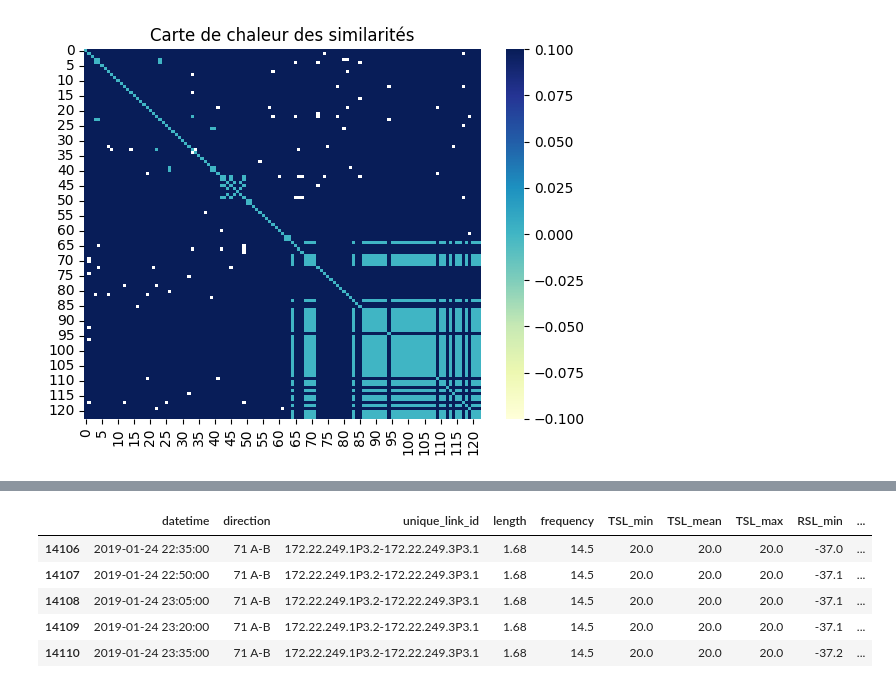
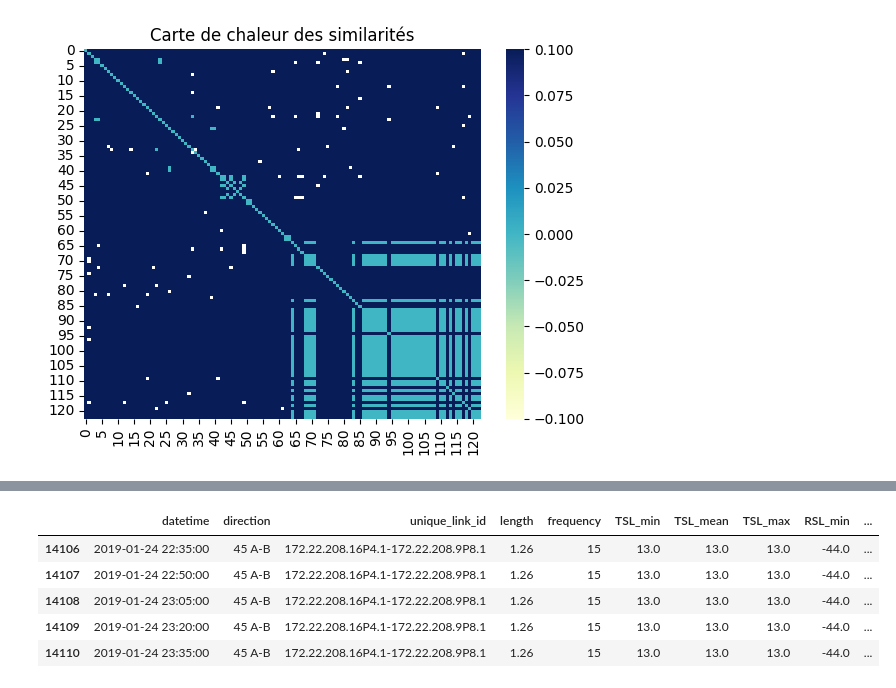
Before and after one commit to emiliepoisson/Pluie, a Jupyter notebook: DetectionPrediction.ipynb, the cells around one changed output, grey strips where cells are left out. Cells and saved outputs as stored; diff of their text form; code cells hidden in the pictures.

```diff
--- a/DetectionPrediction.ipynb
+++ b/DetectionPrediction.ipynb
@@ -827,2 +767,2 @@ plt.show()
 # %%
-df_douala = pd.read_csv('Douala/CML_Douala/L1_172.22.249.1P3.2-172.22.249.3P3.1_71A-B.csv', sep=';', parse_dates=['datetime'])
+data_douala = pd.read_csv('Douala/CML_Douala/test.csv', sep=';', parse_dates=['datetime'])
@@ -838,11 +769,11 @@ df_douala.head()
 # %%
-df_douala.dropna(inplace=True)
-df_douala.head()
+data_douala.dropna(inplace=True)
+data_douala.head()
 # %% [output]
 |  | datetime | direction | unique_link_id | length | frequency | TSL_min | TSL_mean | TSL_max | RSL_min | ... |
-| 14106 | 2019-01-24 22:35:00 | 71 A-B | 172.22.249.1P3.2-172.22.249.3P3.1 | 1.68 | 14.5 | 20.0 | 20.0 | 20.0 | -37.0 | ... |
-| 14107 | 2019-01-24 22:50:00 | 71 A-B | 172.22.249.1P3.2-172.22.249.3P3.1 | 1.68 | 14.5 | 20.0 | 20.0 | 20.0 | -37.1 | ... |
-| 14108 | 2019-01-24 23:05:00 | 71 A-B | 172.22.249.1P3.2-172.22.249.3P3.1 | 1.68 | 14.5 | 20.0 | 20.0 | 20.0 | -37.1 | ... |
-| 14109 | 2019-01-24 23:20:00 | 71 A-B | 172.22.249.1P3.2-172.22.249.3P3.1 | 1.68 | 14.5 | 20.0 | 20.0 | 20.0 | -37.1 | ... |
-| 14110 | 2019-01-24 23:35:00 | 71 A-B | 172.22.249.1P3.2-172.22.249.3P3.1 | 1.68 | 14.5 | 20.0 | 20.0 | 20.0 | -37.2 | ... |
+| 14106 | 2019-01-24 22:35:00 | 45 A-B | 172.22.208.16P4.1-172.22.208.9P8.1 | 1.26 | 15 | 13.0 | 13.0 | 13.0 | -44.0 | ... |
+| 14107 | 2019-01-24 22:50:00 | 45 A-B | 172.22.208.16P4.1-172.22.208.9P8.1 | 1.26 | 15 | 13.0 | 13.0 | 13.0 | -44.0 | ... |
+| 14108 | 2019-01-24 23:05:00 | 45 A-B | 172.22.208.16P4.1-172.22.208.9P8.1 | 1.26 | 15 | 13.0 | 13.0 | 13.0 | -44.0 | ... |
+| 14109 | 2019-01-24 23:20:00 | 45 A-B | 172.22.208.16P4.1-172.22.208.9P8.1 | 1.26 | 15 | 13.0 | 13.0 | 13.0 | -44.0 | ... |
+| 14110 | 2019-01-24 23:35:00 | 45 A-B | 172.22.208.16P4.1-172.22.208.9P8.1 | 1.26 | 15 | 13.0 | 13.0 | 13.0 | -44.0 | ... |
 # %%
```
Also changed, not shown: parts of 39 cells of this notebook.
